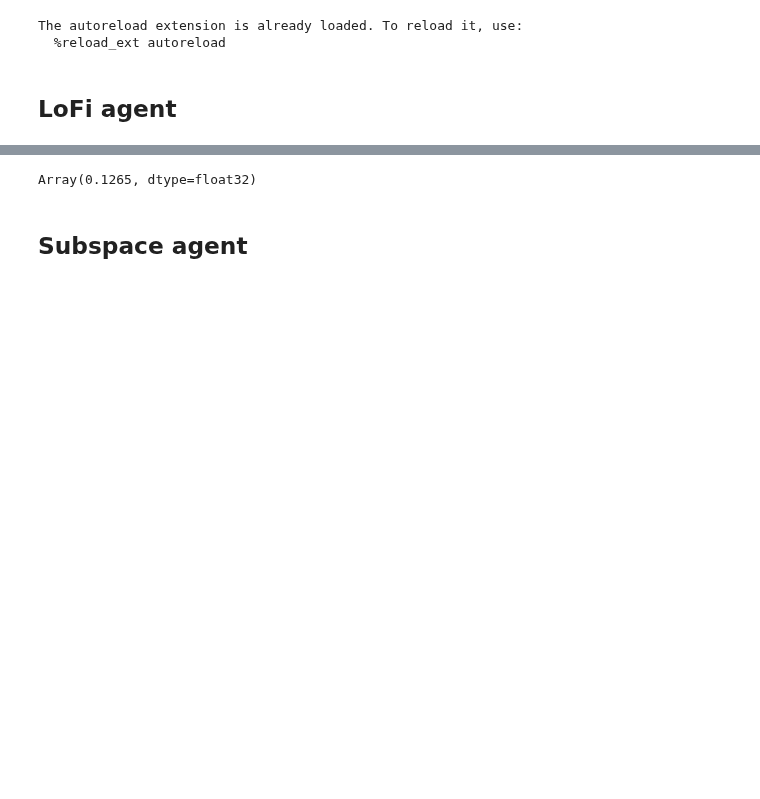
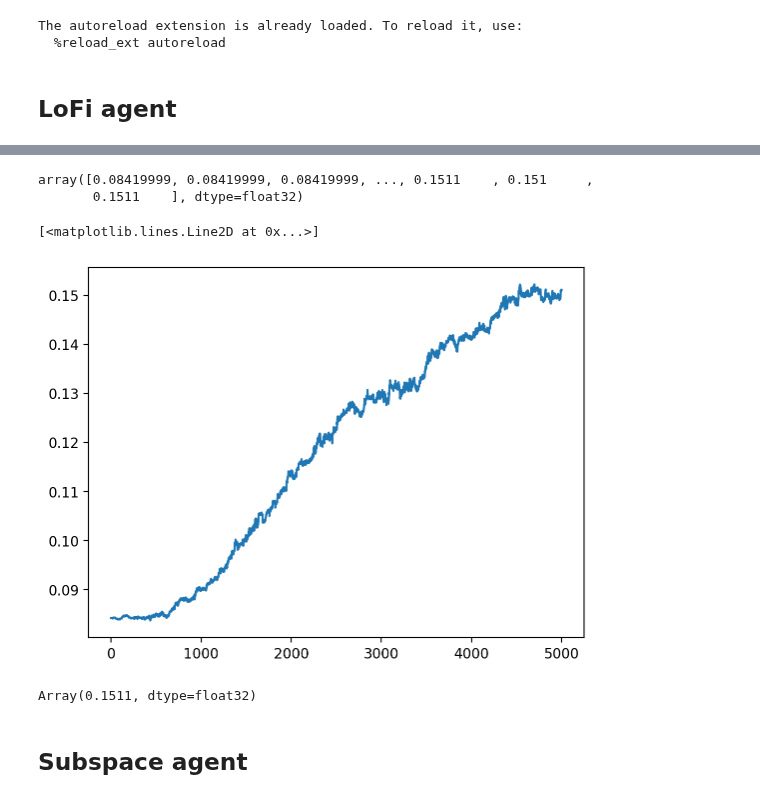
Before and after one commit to probml/rebayes, a Jupyter notebook: demos/misc/lofi-v-subspace-regression.ipynb, the cells around one changed output, grey strips where cells are left out. Cells and saved outputs as stored; diff of their text form; code cells hidden in the pictures; blank space fills up the shorter version.

```diff
--- a/demos/misc/lofi-v-subspace-regression.ipynb
+++ b/demos/misc/lofi-v-subspace-regression.ipynb
@@ -32,6 +33,8 @@ class NNet(nn.Module):
 
     @nn.compact
     def __call__(self, x):
+        x = nn.Dense(500)(x)
+        x = self.activation(x)
         x = nn.Dense(300)(x)
         x = self.activation(x)
         x = nn.Dense(300)(x)
@@ -48,6 +51,17 @@ params_init = model.init(key, X_train[:10])
 params_init_flat, _ = ravel_pytree(params_init)
 # %% [markdown]
 ## LoFi agent
+# %%
+def callback(bel, pred_obs, t, Xt, Yt, bel_pred, **kwargs):
+    # eval on all tasks test set
+    yhat = agent.emission_mean_function(bel.mean, X_test).argmax(axis=1)
+    acc = jnp.mean(yhat == y_test)
+
+    out = {
+        "acc": acc
+    }
+
+    return out
 # %%
 agent, recfn = lofi.init_classification_agent(
     model,
@@ -57,12 +71,15 @@ agent, recfn = lofi.init_classification_agent(
     memory_size=20,
 )
 # %%
+%%time
 bel, outputs = agent.scan(
     initial_mean=params_init_flat,
-    initial_covariance=0.05,
+    initial_covariance=1e-7,
     X=X_train[:5000],
     Y=y_train[:5000],
     progress_bar=False,
+    callback=callback,
 )
 
 bel = jax.block_until_ready(bel)
+outputs = jax.tree_map(np.array, outputs)
@@ -69,8 +89,19 @@ bel = jax.block_until_ready(bel)
+# %%
+outputs["acc"]
+# %% [output]
+array([0.08419999, 0.08419999, 0.08419999, ..., 0.1511    , 0.151     ,
+       0.1511    ], dtype=float32)
+# %%
+plt.plot(outputs["acc"])
+plt.grid(alpha=0.3)
+# %% [output]
+[<matplotlib.lines.Line2D at 0x...>]
+[figure, added]
 # %%
 yhat_test = agent.predict_obs(bel, X_test).argmax(axis=1)
 (yhat_test == y_test).mean()
 # %% [output]
-Array(0.1265, dtype=float32)
+Array(0.1511, dtype=float32)
 # %% [markdown]
 ## Subspace agent
 # %%
```
Also changed, not shown: parts of 9 cells of this notebook.
